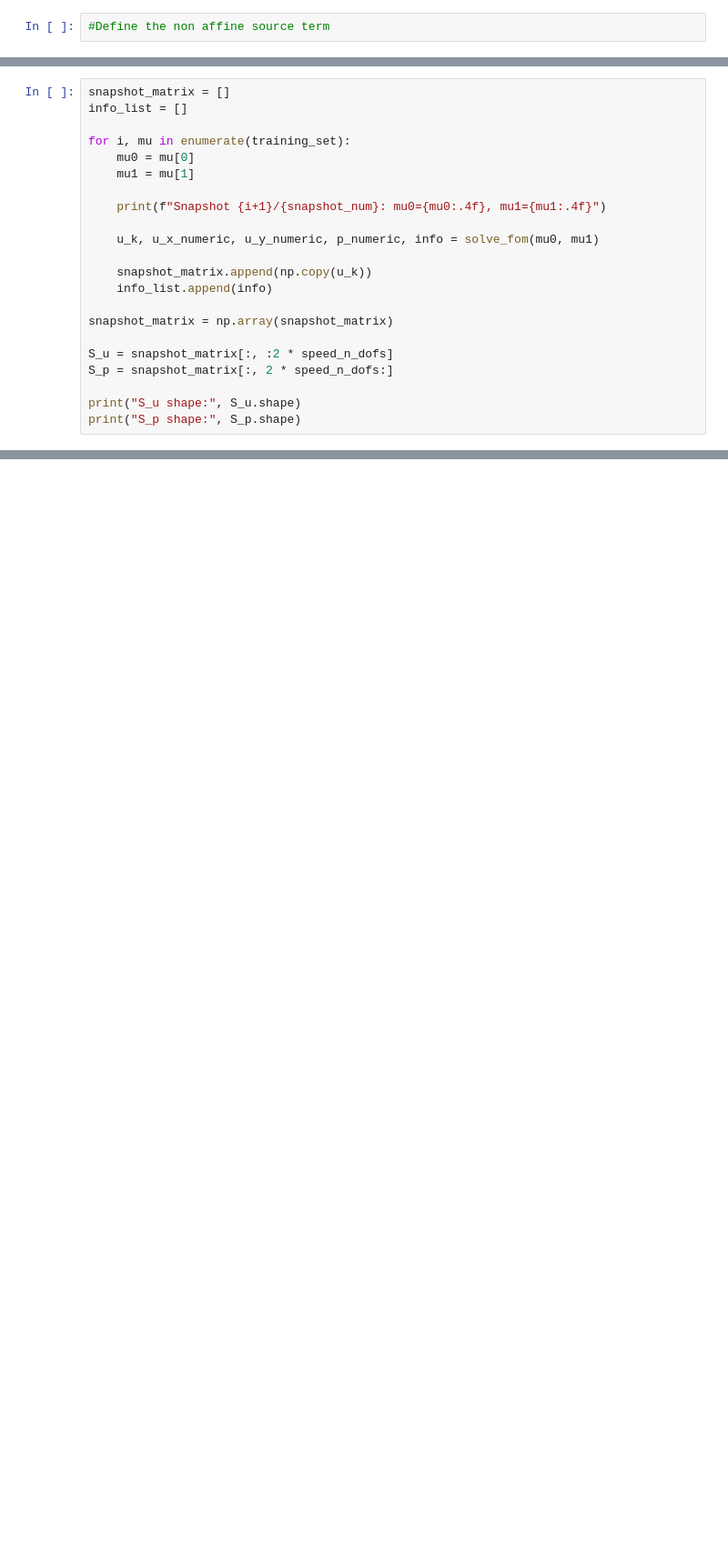
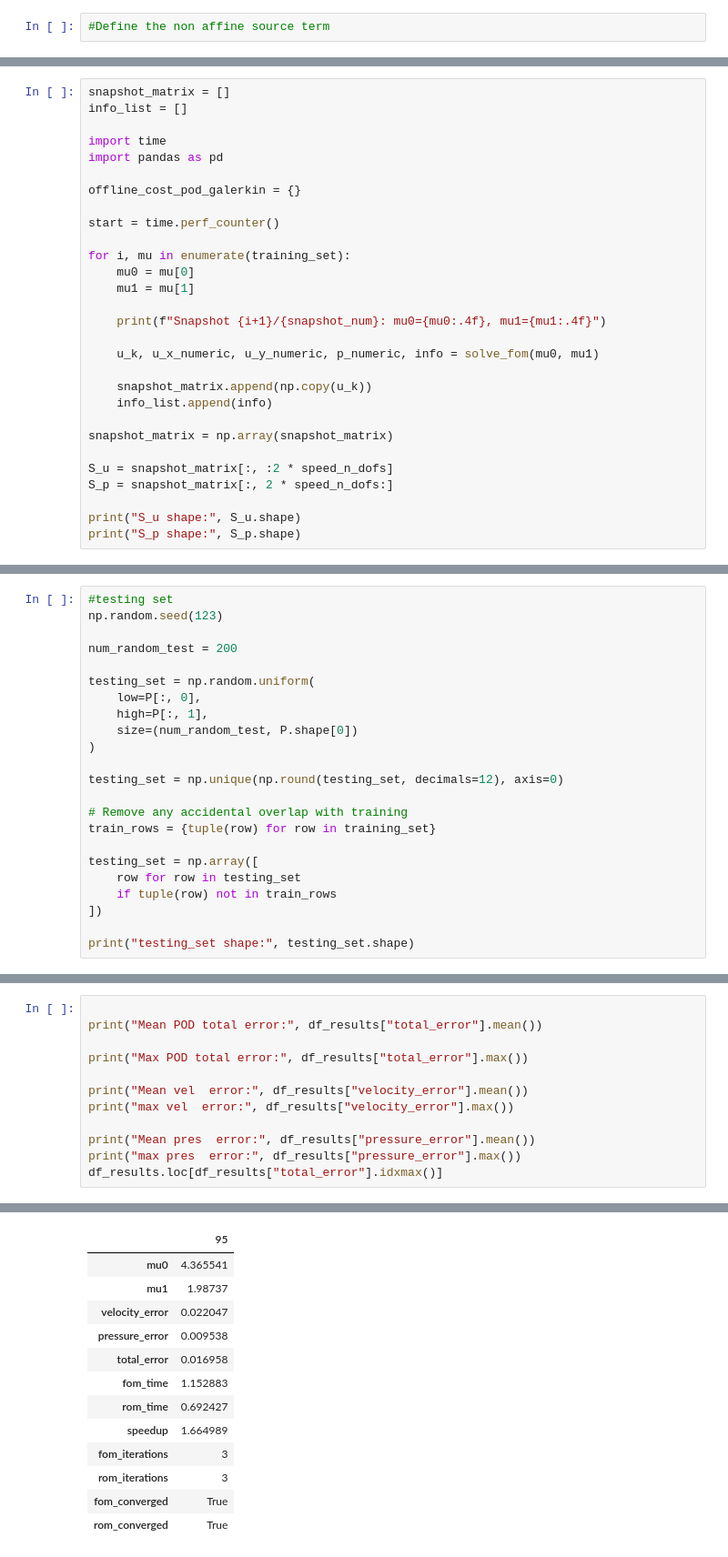
Before and after one commit to tom-fritzdorf/MOR-project, a Jupyter notebook: Q1.ipynb, the cells around one changed output, grey strips where cells are left out. Shown at 91% size. Drawn from its saved outputs; the diff is of its cells as text; blank space fills up the shorter version.

```diff
--- a/Q1.ipynb
+++ b/Q1.ipynb
@@ -598,6 +676,13 @@ def solve_fom(mu0, mu1):
 # %%
 snapshot_matrix = []
 info_list = []
+
+import time
+import pandas as pd
+
+offline_cost_pod_galerkin = {}
+
+start = time.perf_counter()
 
 for i, mu in enumerate(training_set):
     mu0 = mu[0]
@@ -1006,0 +1134,23 @@ ValueError: not enough values to unpack (expected 6, got 5)
+# %%
+#testing set
+np.random.seed(123)
+
+num_random_test = 200
+
+testing_set = np.random.uniform(
+    low=P[:, 0],
+    high=P[:, 1],
+    size=(num_random_test, P.shape[0])
+)
+
+testing_set = np.unique(np.round(testing_set, decimals=12), axis=0)
+
+# Remove any accidental overlap with training
+train_rows = {tuple(row) for row in training_set}
+
+testing_set = np.array([
+    row for row in testing_set
+    if tuple(row) not in train_rows
+])
+
+print("testing_set shape:", testing_set.shape)
@@ -1088,0 +1245,13 @@ Testing mu0=10.00, mu1=3.00
+# %%
+
+print("Mean POD total error:", df_results["total_error"].mean())
+
+print("Max POD total error:", df_results["total_error"].max())
+
+print("Mean vel  error:", df_results["velocity_error"].mean())
+print("max vel  error:", df_results["velocity_error"].max())
+
+print("Mean pres  error:", df_results["pressure_error"].mean())
+print("max pres  error:", df_results["pressure_error"].max())
+df_results.loc[df_results["total_error"].idxmax()]
+# %% [output]
@@ -1088,0 +1264,13 @@ Testing mu0=10.00, mu1=3.00
+|  | 95 |
+| mu0 | 4.365541 |
+| mu1 | 1.98737 |
+| velocity_error | 0.022047 |
+| pressure_error | 0.009538 |
+| total_error | 0.016958 |
+| fom_time | 1.152883 |
+| rom_time | 0.692427 |
+| speedup | 1.664989 |
+| fom_iterations | 3 |
+| rom_iterations | 3 |
+| fom_converged | True |
+| rom_converged | True |
```
Also changed, not shown: parts of 25 cells of this notebook, 1 other file.
